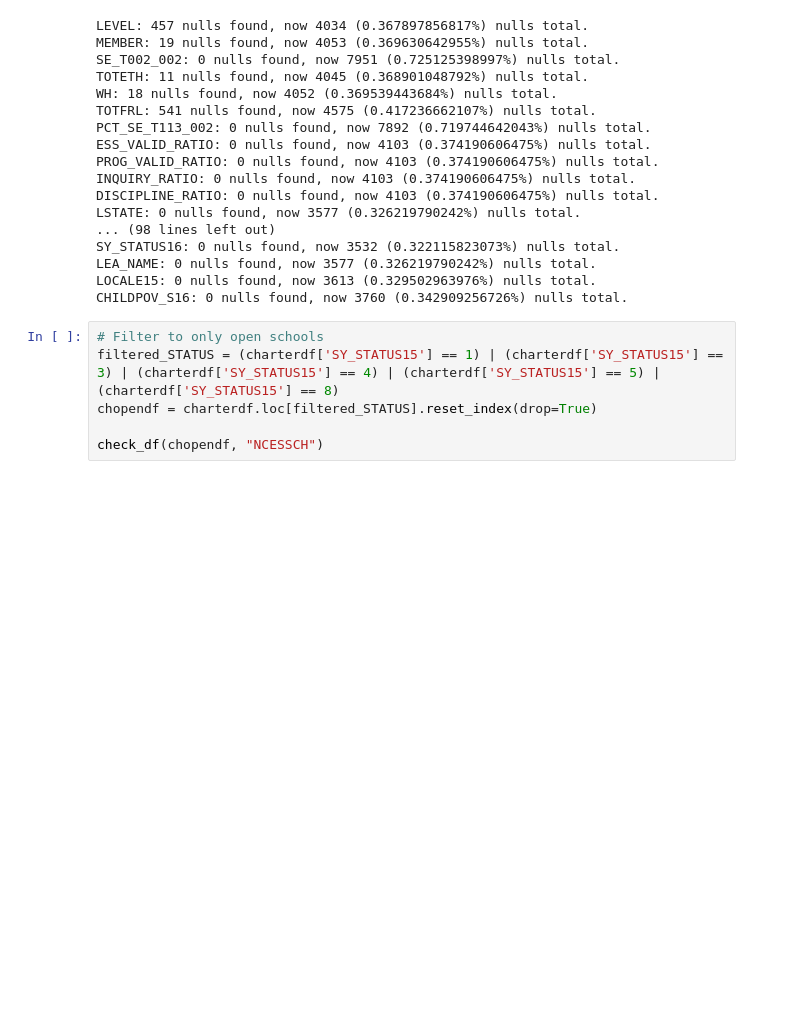
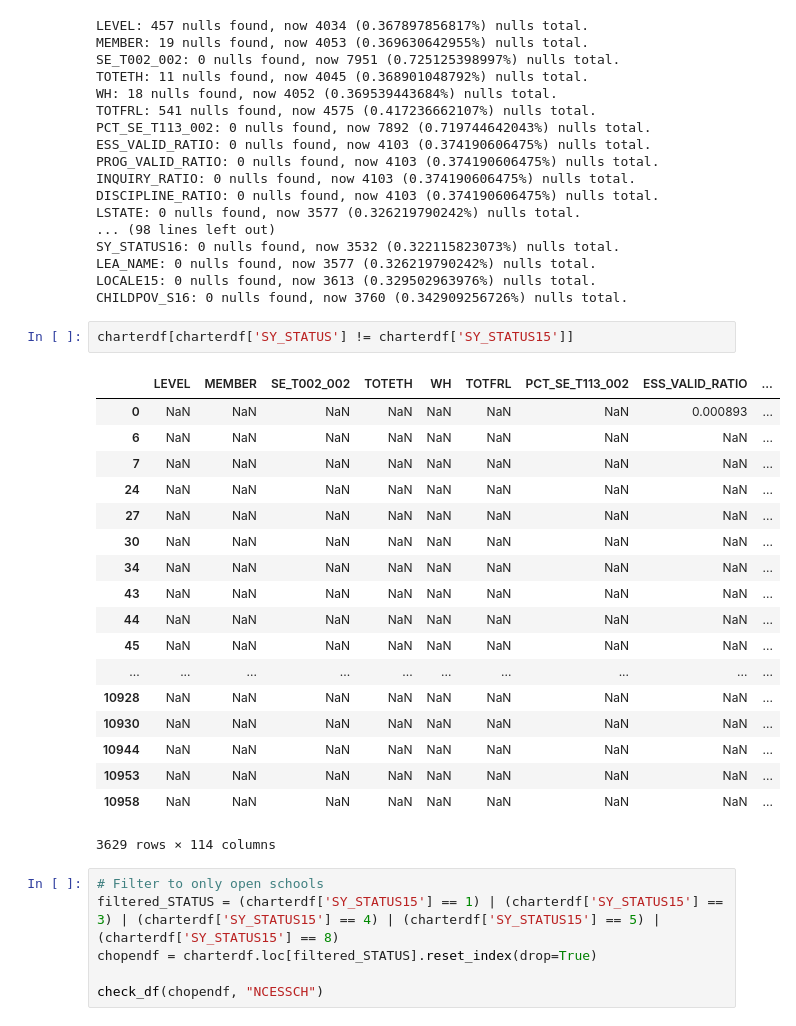
Before and after one commit to comp-strat/data_management, a Jupyter notebook: scripts/filter_datasets.ipynb, the cells around one changed output. Drawn from its saved outputs; the diff is of its cells as text; blank space fills up the shorter version.

```diff
--- a/scripts/filter_datasets.ipynb
+++ b/scripts/filter_datasets.ipynb
@@ -237,6 +262,27 @@ SY_STATUS16: 0 nulls found, now 3532 (0.322115823073%) nulls total.
 LEA_NAME: 0 nulls found, now 3577 (0.326219790242%) nulls total.
 LOCALE15: 0 nulls found, now 3613 (0.329502963976%) nulls total.
 CHILDPOV_S16: 0 nulls found, now 3760 (0.342909256726%) nulls total.
+# %%
+charterdf[charterdf['SY_STATUS'] != charterdf['SY_STATUS15']]
+# %% [output]
+|  | LEVEL | MEMBER | SE_T002_002 | TOTETH | WH | TOTFRL | PCT_SE_T113_002 | ESS_VALID_RATIO | ... |
+| 0 | NaN | NaN | NaN | NaN | NaN | NaN | NaN | 0.000893 | ... |
+| 6 | NaN | NaN | NaN | NaN | NaN | NaN | NaN | NaN | ... |
+| 7 | NaN | NaN | NaN | NaN | NaN | NaN | NaN | NaN | ... |
+| 24 | NaN | NaN | NaN | NaN | NaN | NaN | NaN | NaN | ... |
+| 27 | NaN | NaN | NaN | NaN | NaN | NaN | NaN | NaN | ... |
+| 30 | NaN | NaN | NaN | NaN | NaN | NaN | NaN | NaN | ... |
+| 34 | NaN | NaN | NaN | NaN | NaN | NaN | NaN | NaN | ... |
+| 43 | NaN | NaN | NaN | NaN | NaN | NaN | NaN | NaN | ... |
+| 44 | NaN | NaN | NaN | NaN | NaN | NaN | NaN | NaN | ... |
+| 45 | NaN | NaN | NaN | NaN | NaN | NaN | NaN | NaN | ... |
+| ... | ... | ... | ... | ... | ... | ... | ... | ... | ... |
+| 10928 | NaN | NaN | NaN | NaN | NaN | NaN | NaN | NaN | ... |
+| 10930 | NaN | NaN | NaN | NaN | NaN | NaN | NaN | NaN | ... |
+| 10944 | NaN | NaN | NaN | NaN | NaN | NaN | NaN | NaN | ... |
+| 10953 | NaN | NaN | NaN | NaN | NaN | NaN | NaN | NaN | ... |
+| 10958 | NaN | NaN | NaN | NaN | NaN | NaN | NaN | NaN | ... |
+3629 rows × 114 columns
 # %%
 # Filter to only open schools
 filtered_STATUS = (charterdf['SY_STATUS15'] == 1) | (charterdf['SY_STATUS15'] == 3) | (charterdf['SY_STATUS15'] == 4) | (charterdf['SY_STATUS15'] == 5) | (charterdf['SY_STATUS15'] == 8)
```
Also changed, not shown: parts of 6 cells of this notebook, 1 other file.
